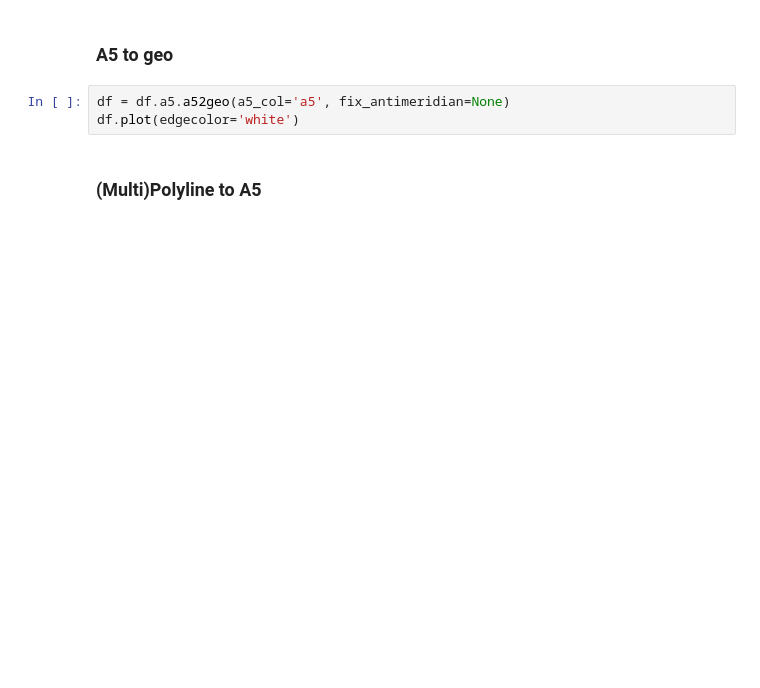
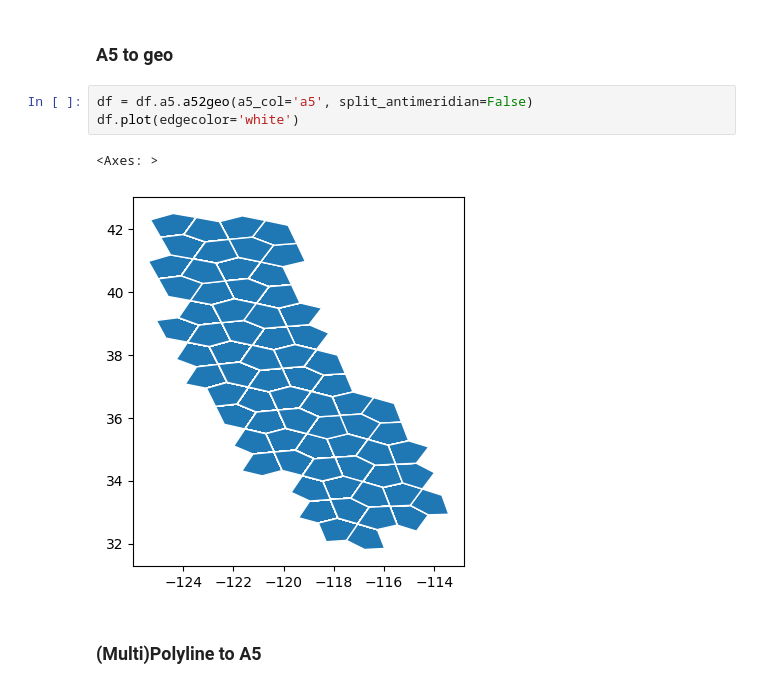
Before and after one commit to opengeoshub/vgridpandas, a Jupyter notebook: docs/notebooks/03_a5.ipynb, the cells around one changed output. Cells and saved outputs as stored; diff of their text form; blank space fills up the shorter version.

```diff
--- a/docs/notebooks/03_a5.ipynb
+++ b/docs/notebooks/03_a5.ipynb
@@ -50,8 +78,11 @@ df
 # %% [markdown]
 ### A5 to geo
 # %%
-df = df.a5.a52geo(a5_col='a5', fix_antimeridian=None)
+df = df.a5.a52geo(a5_col='a5', split_antimeridian=False)
 df.plot(edgecolor='white')
+# %% [output]
+<Axes: >
+[figure, added]
 # %% [markdown]
 ### (Multi)Polyline to A5
 # %%
```
Also changed, not shown: parts of 6 cells of this notebook, 13 other files.
